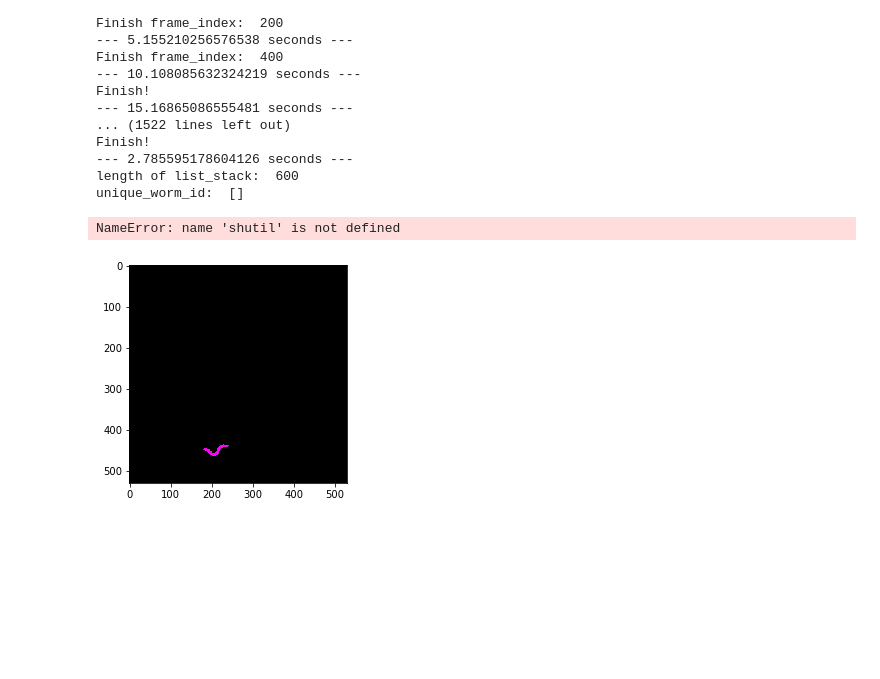
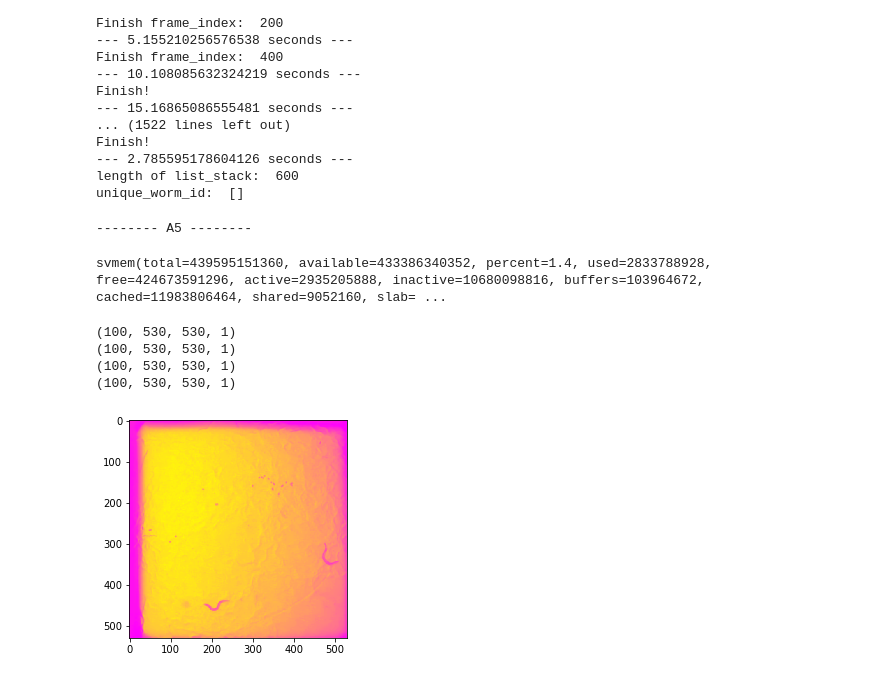
Before and after one commit to RosaryYao/msc_wormtracking, a Jupyter notebook: all_create_mask.ipynb, the cells around one changed output. Cells and saved outputs as stored; diff of their text form; code cells hidden in the pictures; blank space fills up the shorter version.

```diff
--- a/all_create_mask.ipynb
+++ b/all_create_mask.ipynb
@@ -77,10 +77,30 @@ Finish!
 --- 2.785595178604126 seconds ---
 length of list_stack:  600
 unique_worm_id:  []
+# %%
+import raw
+
+a5 = [2340, 2870, 2320, 2850]  # same as a1 in 22956814
+
+raw.get_raw_well(a5, video_path='../22956819/22956819.mp4', well_name='A5', filename='../22956819/gif/A5_raw.npy')
+# %% [output]
+-------- A5 --------
+# %%
+import psutil
+psutil.virtual_memory()  # looks good!
+# %% [output]
+svmem(total=439595151360, available=433386340352, percent=1.4, used=2833788928, free=424673591296, active=2935205888, inactive=10680098816, buffers=103964672, cached=11983806464, shared=9052160, slab= ...
+# %%
+import raw
+raw.make_raw_videos('../22956819/gif/A5_raw.npy', '../22956819/A5_not_empty.txt', 'A5', output_dir='../22956819')
+# %% [output]
+(100, 530, 530, 1)
+(100, 530, 530, 1)
+(100, 530, 530, 1)
+(100, 530, 530, 1)
 # %%
-import plot_gif
+import gif
 
-plot_gif.plot_gif(np.load('../22956819/A5_mask_seq_1.npy'), "../22956819/gif/A5_mask_seq_1.gif")
+gif.plot_gif(np.load("../22956819/A5_raw_1.npy"), output_fn='../22956819/gif/A5_raw_1.gif')
 # %% [output]
-NameError: name 'shutil' is not defined
-[figure, old version]
+[figure, new version]
```
Also changed, not shown: parts of 4 cells of this notebook, 4 other files.
